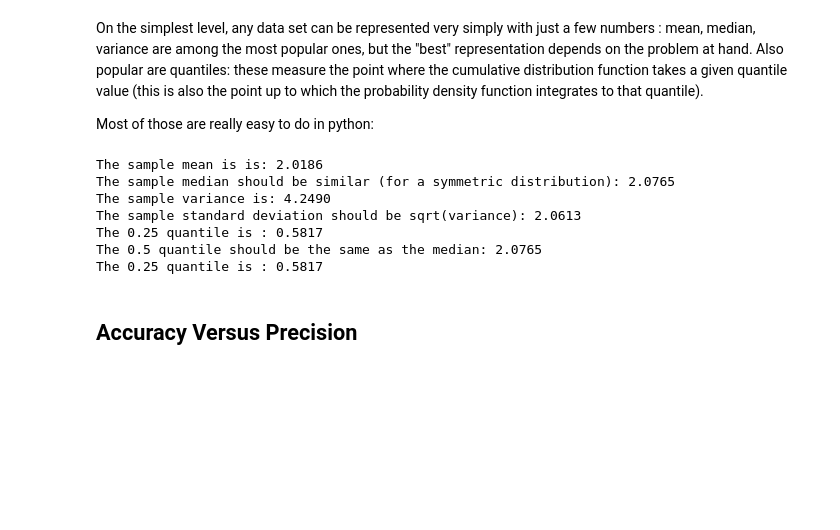
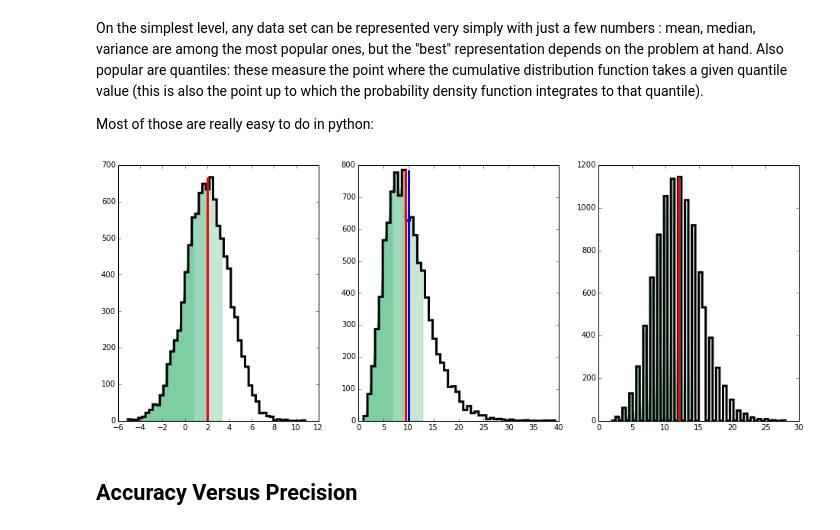
Before and after one commit to dhuppenkothen/ClassicalStatsPython, a Jupyter notebook: classicalstatsexamples.ipynb, the cells around one changed output. Cells and saved outputs as stored; diff of their text form; code cells hidden in the pictures; blank space fills up the shorter version.

```diff
--- a/classicalstatsexamples.ipynb
+++ b/classicalstatsexamples.ipynb
@@ -16,42 +16,50 @@ import scipy.optimize
 On the simplest level, any data set can be represented very simply with just a few numbers : mean, median, variance are among the most popular ones, but the "best" representation depends on the problem at hand. Also popular are quantiles: these measure the point where the cumulative distribution function takes a given quantile value (this is also the point up to which the probability density function integrates to that quantile).
 
 Most of those are really easy to do in python:
-# %%
-## create s random normally distributed numbers with a mean of 2 and a standard deviation of 2
-s = 10000
-sample = np.random.normal(2,2, size=s)
-sample = np.random.chisquare(4, size=s)
-sample = np.random.poisson(20, size=s)
-
-mn = np.mean(sample)
-md = np.median(sample)
-vr = np.var(sample)
-st = np.std(sample)
-
-## import quantiles from scipy
-from scipy.stats.mstats import mquantiles as quantiles
-
-## a popular choice are the 0.25, 0.5 and 0.75 quantiles
-qn = quantiles(sample, [0.25, 0.5, 0.75])
-
-fig, (ax1, ax2, ax3) =
-
-## print results
-print("The sample mean is is: %.4f"%mn)
-print("The sample median should be similar (for a symmetric distribution): %.4f"%md)
-print("The sample variance is: %.4f"%vr)
-print("The sample standard deviation should be sqrt(variance): %.4f"%st)
-print("The 0.25 quantile is : %.4f"%qn[0])
-print("The 0.5 quantile should be the same as the median: %.4f"%qn[1])
-print("The 0.25 quantile is : %.4f"%qn[0])
-# %% [output]
-The sample mean is is: 2.0186
-The sample median should be similar (for a symmetric distribution): 2.0765
-The sample variance is: 4.2490
-The sample standard deviation should be sqrt(variance): 2.0613
-The 0.25 quantile is : 0.5817
-The 0.5 quantile should be the same as the median: 2.0765
-The 0.25 quantile is : 0.5817
+# %%
+## import quantiles from scipy
+from scipy.stats.mstats import mquantiles as quantiles
+## a popular choice are the 0.25, 0.5 and 0.75 quantiles
+
+## create s random normally distributed numbers with a mean of 2 and a standard deviation of 2
+s = 10000
+
+def statistics(chisquare_mean, poisson_mean):
+    samples = [np.random.normal(2,2, size=s), np.random.chisquare(chisquare_mean, size=s), np.random.poisson(poisson_mean, size=s)]
+    dists = ["Normal", "Chi-square", "Poisson"]
+    fig, ax_all = plt.subplots(1, 3, figsize=(16,6))
+
+    for i,(samp, dist) in enumerate(zip(samples, dists)):
+        mn = np.mean(samp)
+        md = np.median(samp)
+        vr = np.var(samp)
+        st = np.std(samp)
+        qn = quantiles(samp, [0.25, 0.5, 0.75])
+
+        h1, b1, p1 = ax_all[i].hist(samp, bins=50, color="black", facecolor="white",
+                                    histtype="step", lw=3, zorder=1.)
+
+        ax_all[i].vlines(mn, 0, np.max(h1), lw=3, color="blue", label="mean")
+        ax_all[i].vlines(md, 0, np.max(h1), lw=3, color="red", label="median")
+        for q in qn:
+            b_ind = b1.searchsorted(q)
+            ax_all[i].fill_between(b1[:b_ind]+0.5*(b1[1]-b1[0]), 0, h1[:b_ind],
+                                   color="mediumseagreen", alpha=0.3)
+
+        ## print results
+        #print("The sample mean is is: %.4f"%mn)
+        #print("The sample median should be similar (for a symmetric distribution): %.4f"%md)
+        #print("The sample variance is: %.4f"%vr)
+        #print("The sample standard deviation should be sqrt(variance): %.4f"%st)
+        #print("The 0.25 quantile is : %.4f"%qn[0])
+        #print("The 0.5 quantile should be the same as the median: %.4f"%qn[1])
+        #print("The 0.25 quantile is : %.4f"%qn[0])
+    return
+# %%
+from IPython.html.widgets import interact
+interact(statistics, chisquare_mean=(1, 20), poisson_mean=(1, 20));
+# %% [output]
+[figure, added]
 # %% [markdown]
 ## Accuracy Versus Precision
 # %% [markdown]
```
Also changed, not shown: parts of 3 cells of this notebook.
